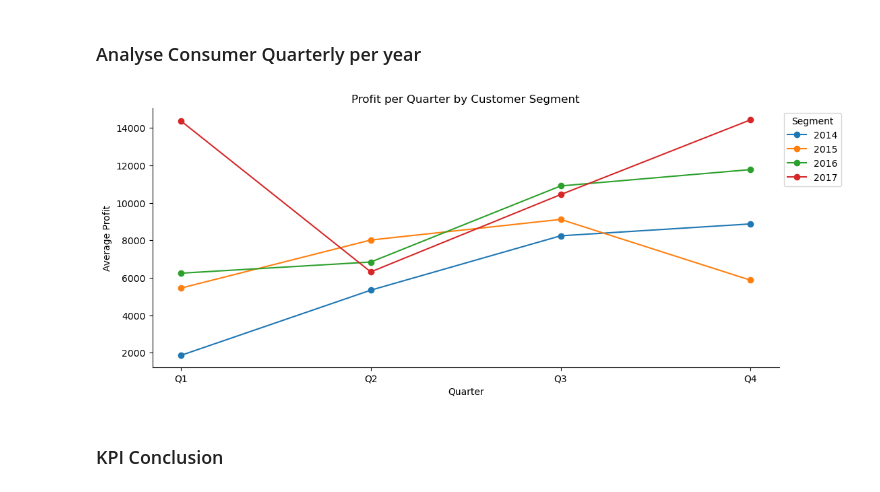
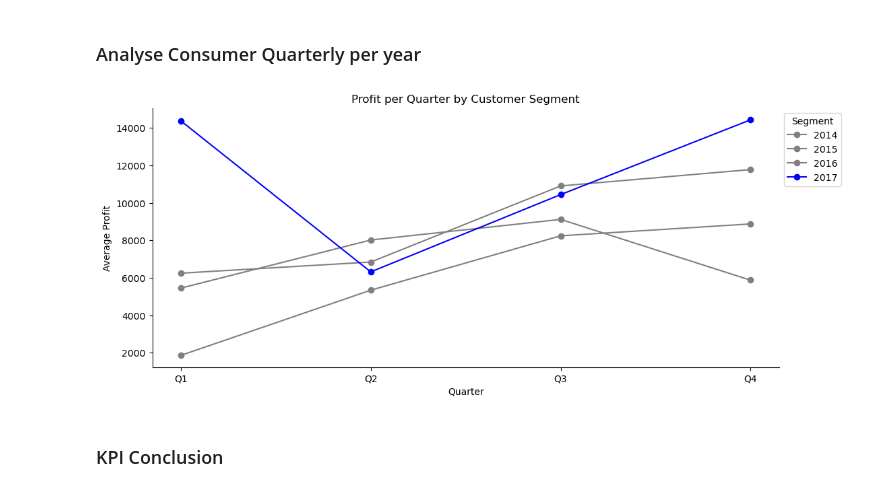
Before and after one commit to marcosmicozzi/Module02, a Jupyter notebook: module2_eda.ipynb, the cells around one changed output. Drawn from its saved outputs; the diff is of its cells as text; code cells hidden in the pictures.

```diff
--- a/module2_eda.ipynb
+++ b/module2_eda.ipynb
@@ -456,24 +456,24 @@ plt.show()
 # %%
 plt.figure(figsize=(12,5))  # wider figure
 #  color=colors[segment], label=segment)
 
-colors = {'2014':'grey', '2015':'blue', '2016':'orange', '2017':'red'}
+colors = {2014:'grey', 2015:'grey', 2016:'grey', 2017:'blue'}
 
 for year in df['OrderYear'].unique():
     consumer_per_year = df[(df['OrderYear'] == year) & (df['Segment'] == 'Consumer')].groupby('OrderQuarter')['Profit'].sum()
-    plt.plot(consumer_per_year.index, consumer_per_year.values, marker='o', label=year)
+    plt.plot(consumer_per_year.index, consumer_per_year.values, marker='o', color=colors[year], label=year)
 
 plt.title('Profit per Quarter by Customer Segment')
 plt.xlabel('Quarter')
 plt.ylabel('Average Profit')
 plt.legend(title='Segment', loc='upper left', bbox_to_anchor=(1,1))
 
 plt.grid(False)
 sns.despine(top=True, right=True, left=False, bottom=False)
 
 plt.show()
 # %% [output]
-[figure, old version]
+[figure, new version]
 # %% [markdown]
 ### KPI Conclusion
 # %% [markdown]
```
